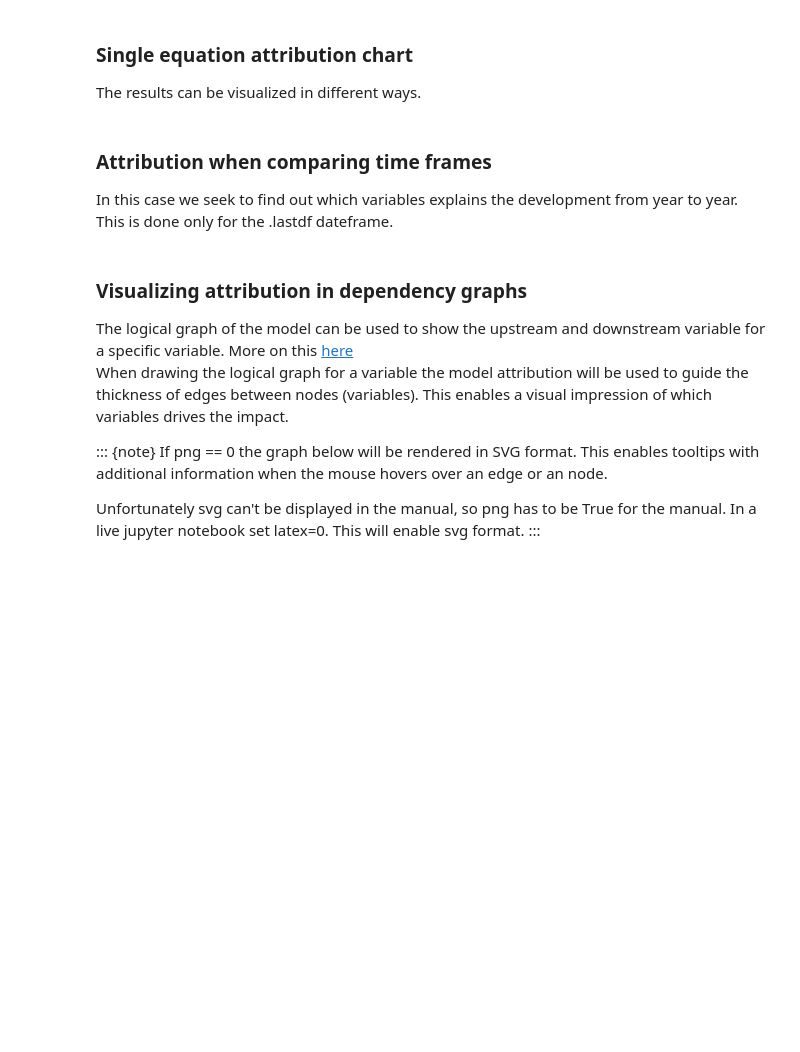
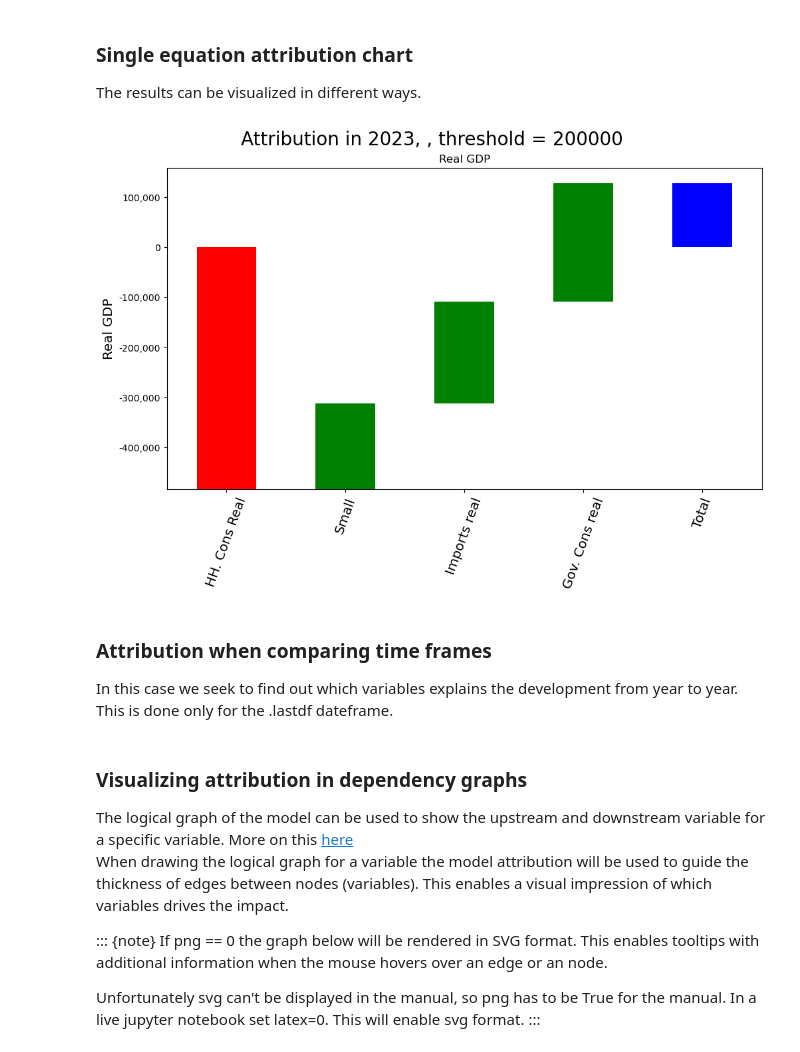
Before and after one commit to IbHansen/modelflow-manual, a Jupyter notebook: papers/mfbook/content/06_ModelAnalytics/Attribution some features.ipynb, the cells around one changed output. Cells and saved outputs as stored; diff of their text form; code cells hidden in the pictures; blank space fills up the shorter version.

```diff
--- a/papers/mfbook/content/06_ModelAnalytics/Attribution some features.ipynb
+++ b/papers/mfbook/content/06_ModelAnalytics/Attribution some features.ipynb
@@ -441,3 +458,6 @@ mpak.PAKNECONPRVTKN.tracepre()
  - `HR = True` will reorient the dependency graph
  - 'up = <integer>` will determine how many levels of parents to include
  - `browser = True` will open a browser with the resulting dependency graph - useful for zooming on a big graph
+# %%
+with mpak.set_smpl(2020,2023):
+    mpak.PAKNECONPRVTKN.tracepre()
@@ -444,5 +466,6 @@ mpak.PAKNECONPRVTKN.tracepre()
 # %%
 with mpak.set_smpl(2020,2023):
-    mpak.PAKNECONPRVTKN.tracepre(filter=20,fokus2all=True,HR=0,attshow=1,up=2,browser=1)
+    mpak.PAKNECONPRVTKN.tracepre(fokus2all=True,HR=0,filter=20,
+                                 attshow=1,up=2,browser=1,growthshow=0)
 # %% [output]
 [drawing not drawn]
@@ -641,7 +710,9 @@ totdekomp_group.explain_all(showvar,kind='area',stacked=True);
 ### Single equation attribution chart
 The results can be visualized in different ways.
 # %%
-mpak.dekomp_plot_per('PAKNYGDPMKTPKN',per=2040,pct=0,rename=1,sort=1,threshold =200000,ysize=7);
+mpak.dekomp_plot_per('PAKNYGDPMKTPKN',per=2023,pct=0,rename=1,sort=1,threshold =200000,ysize=7)
+# %% [output]
+[figure, added]
 # %% [markdown]
 ### Attribution when comparing time frames
 In this case we seek to find out which variables explains the development from year to year. This is done only for the .lastdf dateframe.
```
Also changed, not shown: parts of 28 cells of this notebook, 4 other files.
